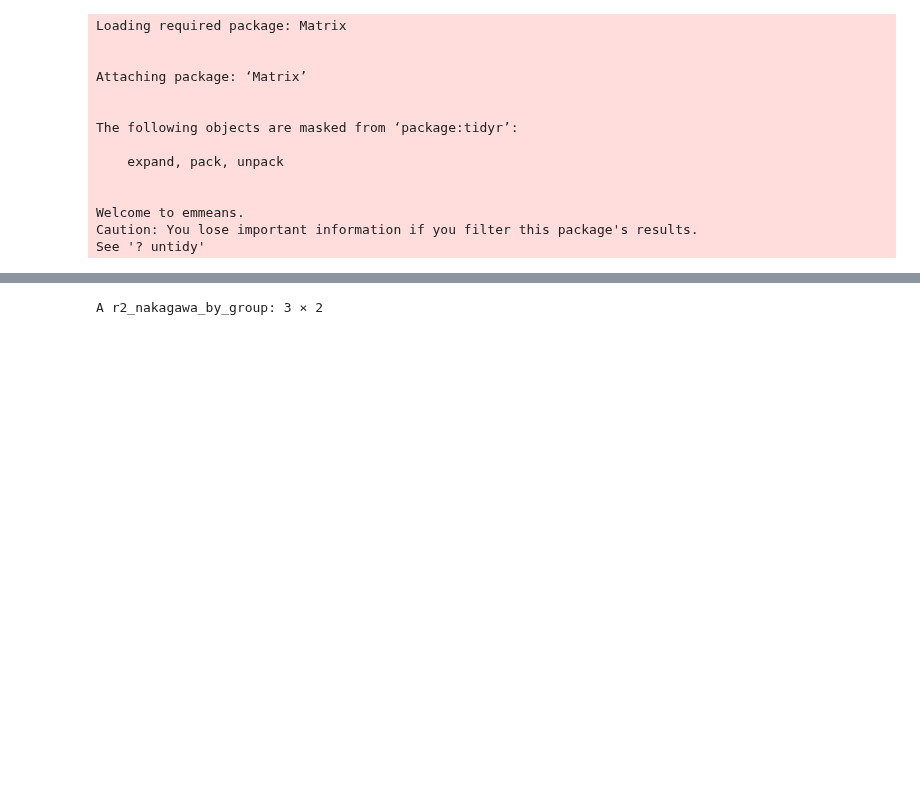
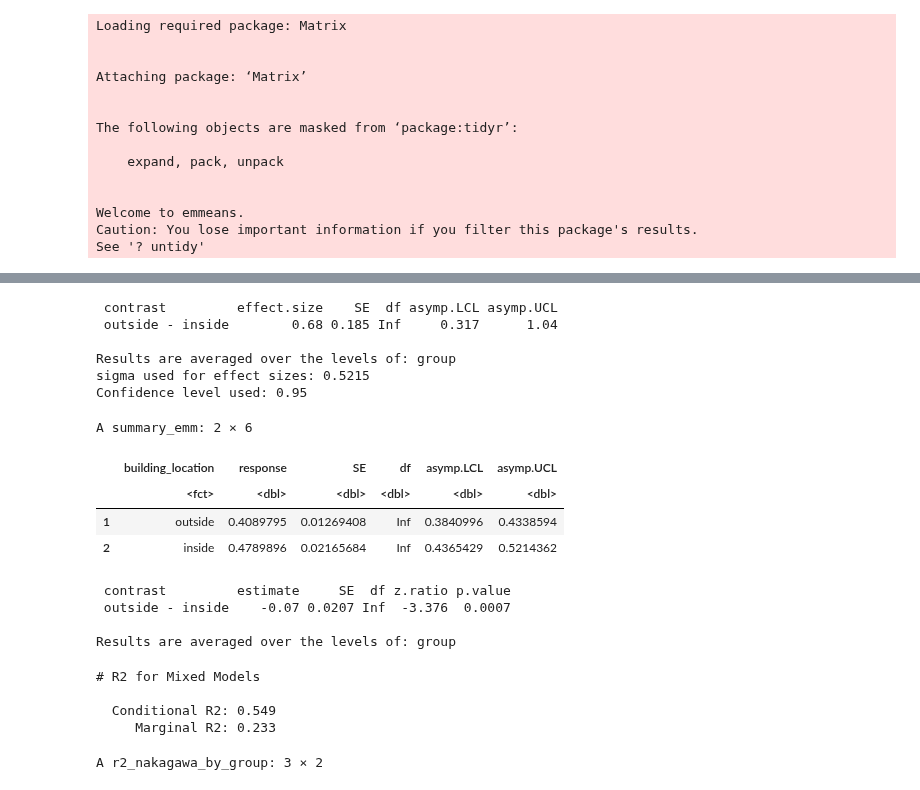
Before and after one commit to SanD94/VReGTrET, a Jupyter notebook: GraphTheory_ET_VR_Westbrueck/Analysis/raw_gaze_analysis/figure_playground.ipynb, the cells around one changed output, grey strips where cells are left out. Drawn from its saved outputs; the diff is of its cells as text; code cells hidden in the pictures; blank space fills up the shorter version.

```diff
--- a/GraphTheory_ET_VR_Westbrueck/Analysis/raw_gaze_analysis/figure_playground.ipynb
+++ b/GraphTheory_ET_VR_Westbrueck/Analysis/raw_gaze_analysis/figure_playground.ipynb
@@ -178,3 +159,34 @@ P value adjustment: tukey method for comparing a family of 3 estimates
+# %%
+# For building location only
+# Now use the transformed grid for emmeans
+emm <- emmeans(new_grid, ~ building_location)
+emm_eff <- emmeans(model, ~ building_location)
+eff_size(emm_eff, sigma = sigma(model)*sqrt(2), edf = df.residual(model))
+
+# View results
+summary(emm)
+pairs(emm, adjust = "tukey")
+r2_nakagawa(model)
+# %% [output]
+ contrast         effect.size    SE  df asymp.LCL asymp.UCL
+ outside - inside        0.68 0.185 Inf     0.317      1.04
+
+Results are averaged over the levels of: group
+sigma used for effect sizes: 0.5215
+Confidence level used: 0.95
+A summary_emm: 2 × 6
+|  | building_location | response | SE | df | asymp.LCL | asymp.UCL |
+|  | <fct> | <dbl> | <dbl> | <dbl> | <dbl> | <dbl> |
+| 1 | outside | 0.4089795 | 0.01269408 | Inf | 0.3840996 | 0.4338594 |
+| 2 | inside | 0.4789896 | 0.02165684 | Inf | 0.4365429 | 0.5214362 |
+ contrast         estimate     SE  df z.ratio p.value
+ outside - inside    -0.07 0.0207 Inf  -3.376  0.0007
+
+Results are averaged over the levels of: group
+# R2 for Mixed Models
+
+  Conditional R2: 0.549
+     Marginal R2: 0.233
 # %%
 r2_nakagawa(model, by_group = TRUE)
 r2_nakagawa(model)
```
Also changed, not shown: parts of 12 cells of this notebook.
